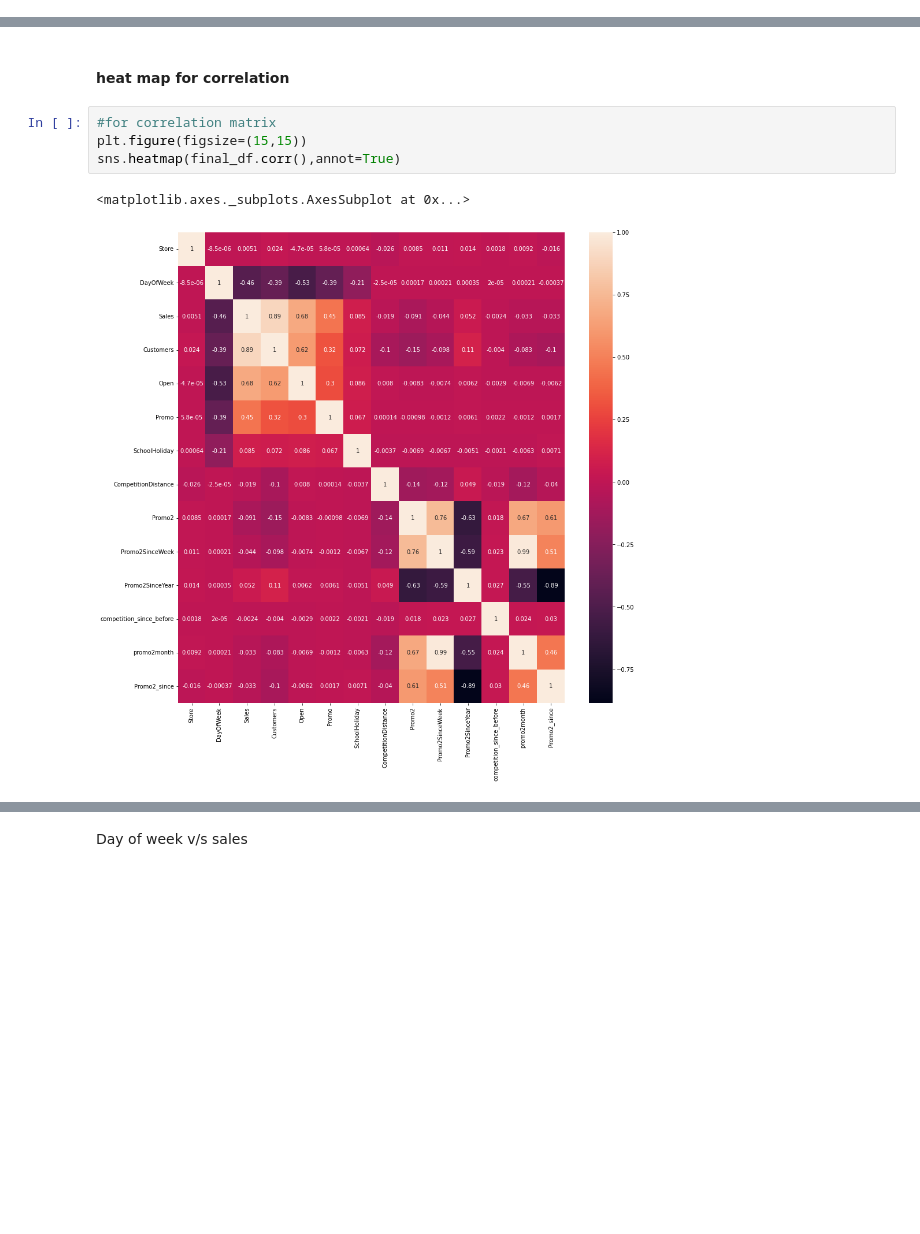
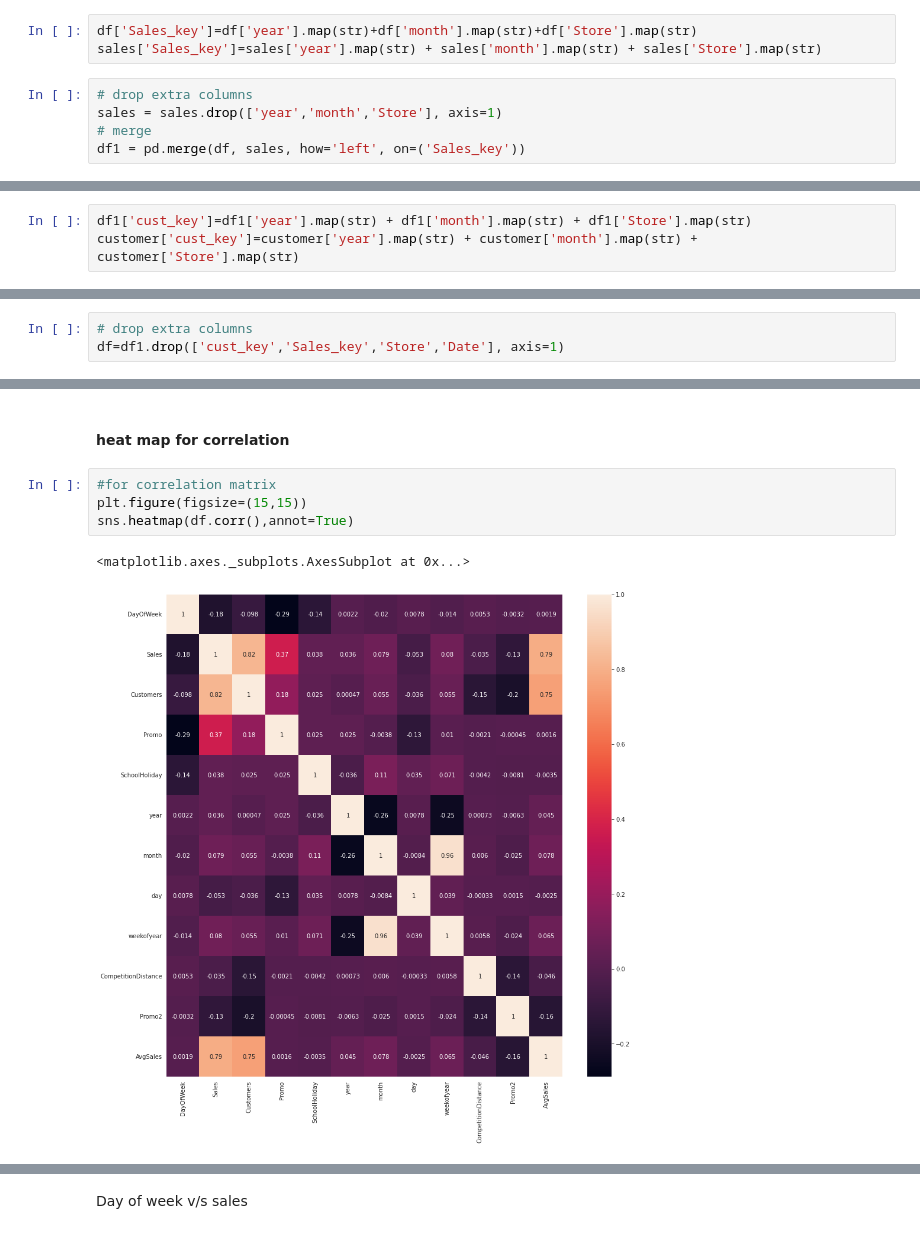
Before and after one commit to amalmon/RETAIL-SALES-PREDICTION, a Jupyter notebook: AMAL_Rossmann_Sales_Prediction_Capstone_Project.ipynb, the cells around one changed output, grey strips where cells are left out. Cells and saved outputs as stored; diff of their text form; blank space fills up the shorter version.

```diff
--- a/AMAL_Rossmann_Sales_Prediction_Capstone_Project.ipynb
+++ b/AMAL_Rossmann_Sales_Prediction_Capstone_Project.ipynb
@@ -582,0 +265,8 @@ final_df.loc[final_df['Promo2_since']<0,'Promo2_since']=0
+# %%
+df['Sales_key']=df['year'].map(str)+df['month'].map(str)+df['Store'].map(str)
+sales['Sales_key']=sales['year'].map(str) + sales['month'].map(str) + sales['Store'].map(str)
+# %%
+# drop extra columns
+sales = sales.drop(['year','month','Store'], axis=1)
+# merge
+df1 = pd.merge(df, sales, how='left', on=('Sales_key'))
@@ -582,0 +297,3 @@ final_df.loc[final_df['Promo2_since']<0,'Promo2_since']=0
+# %%
+df1['cust_key']=df1['year'].map(str) + df1['month'].map(str) + df1['Store'].map(str)
+customer['cust_key']=customer['year'].map(str) + customer['month'].map(str) + customer['Store'].map(str)
@@ -582,0 +314,3 @@ final_df.loc[final_df['Promo2_since']<0,'Promo2_since']=0
+# %%
+# drop extra columns
+df=df1.drop(['cust_key','Sales_key','Store','Date'], axis=1)
@@ -587,10 +337,10 @@ final_df.loc[final_df['Promo2_since']<0,'Promo2_since']=0
 # %%
 #for correlation matrix
 plt.figure(figsize=(15,15))
-sns.heatmap(final_df.corr(),annot=True)
+sns.heatmap(df.corr(),annot=True)
 # %% [output]
 <matplotlib.axes._subplots.AxesSubplot at 0x...>
-[figure, old version]
+[figure, new version]
 # %%
 del final_df['Promo2_since_date']
 del final_df['Promo2SinceWeek']
```
Also changed, not shown: parts of 162 cells of this notebook.
